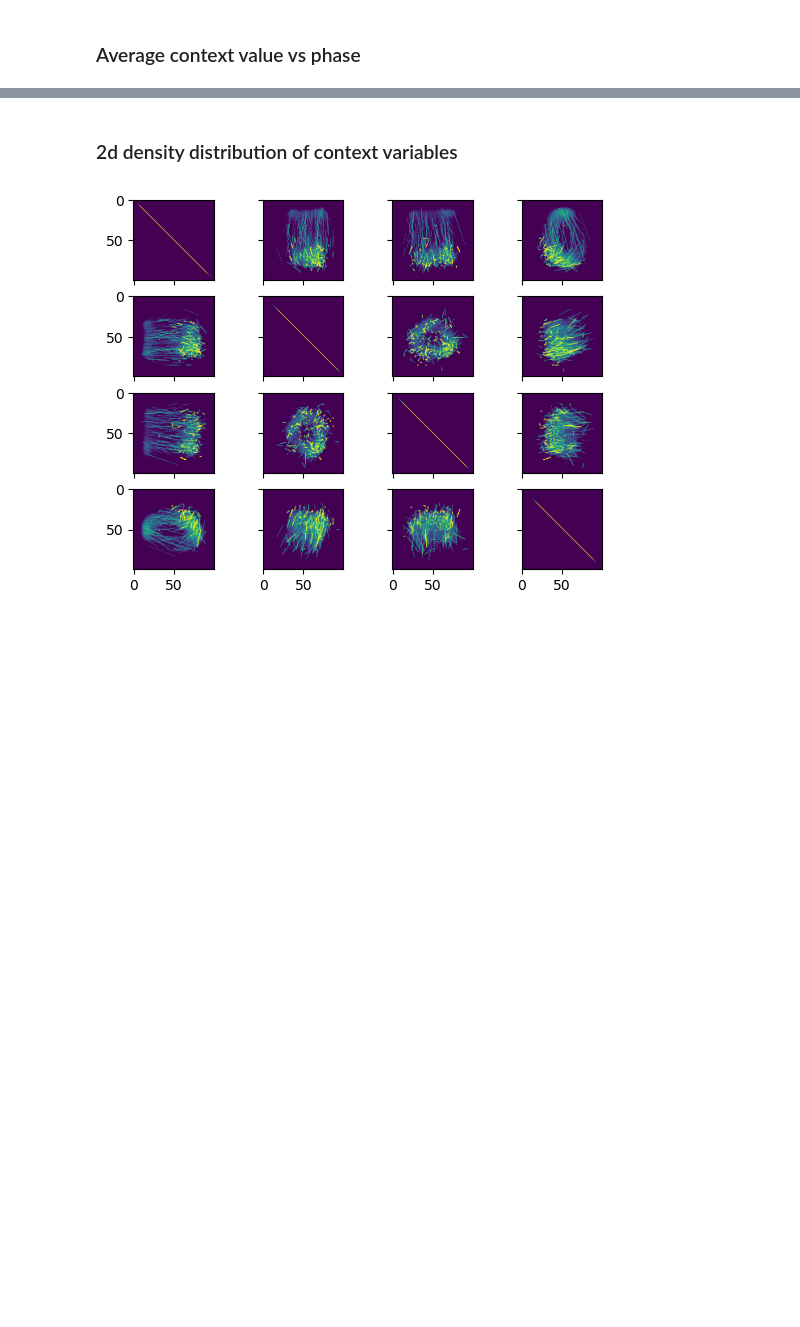
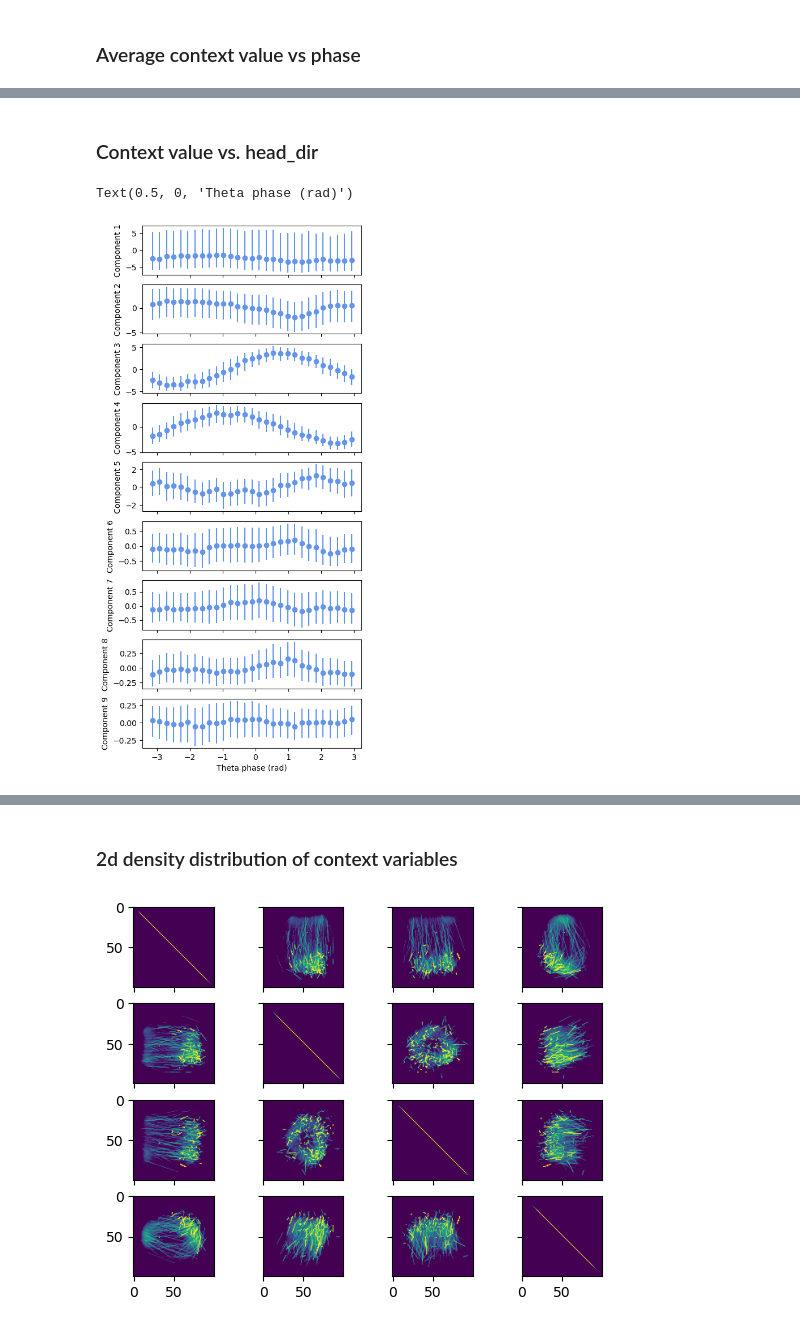
Before and after one commit to samuelbray32/c3po, a Jupyter notebook: notebooks/mec_analyze_embedding.ipynb, the cells around one changed output, grey strips where cells are left out. Saved outputs shown, nothing was run; the diff lists cells and outputs as text; code cells hidden in the pictures; blank space fills up the shorter version.

```diff
--- a/notebooks/mec_analyze_embedding.ipynb
+++ b/notebooks/mec_analyze_embedding.ipynb
@@ -151,0 +211,24 @@ Text(0.5, 0, 'Theta phase (rad)')
+# %% [markdown]
+### Context value vs. head_dir
+# %%
+context_binned, bins = analysis.bin_context_by_feature(
+    head_dir, t, bins=np.linspace(-np.pi, np.pi, 30), pca=True
+)
+
+fig, ax = plt.subplots(nrows=9, sharex=True, figsize=(5, 12))
+for dat, loc in zip(context_binned, bins):
+    for i, a in enumerate(ax):
+        color = "cornflowerblue"
+        a.scatter(loc, np.nanmedian(dat[:, i]), c=color)
+        a.vlines(
+            loc,
+            np.nanpercentile(dat[:, i], 25),
+            np.nanpercentile(dat[:, i], 75),
+            color=color,
+        )
+for i, a in enumerate(ax):
+    a.set_ylabel(f"Component {i+1}")
+plt.xlabel("Theta phase (rad)")
+# %% [output]
+Text(0.5, 0, 'Theta phase (rad)')
+[figure, added]
```
Also changed, not shown: parts of 39 cells of this notebook.
